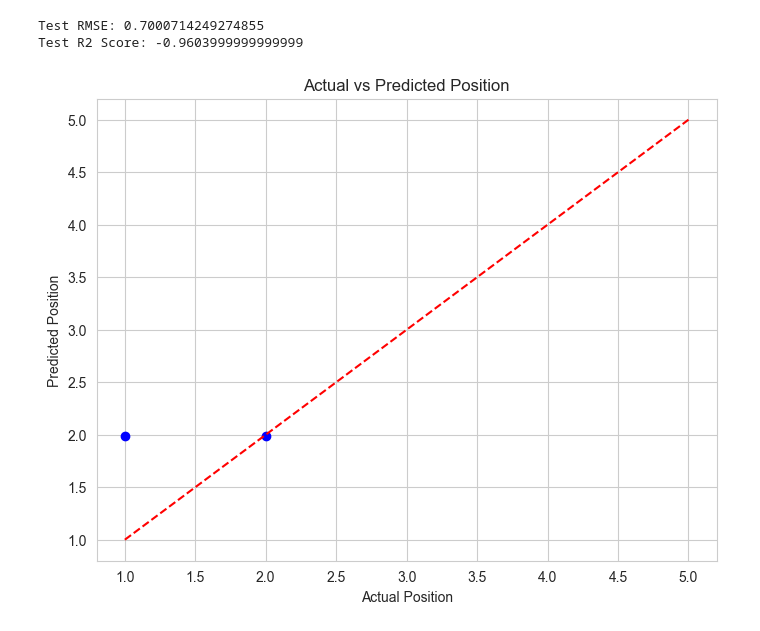
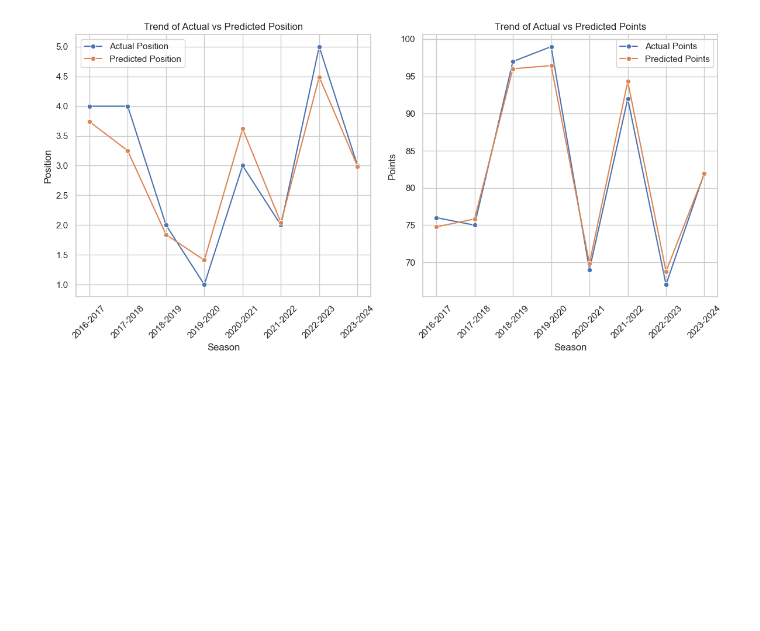
Before and after one commit to AmiraEdridara/Liverpool-win-predict, a Jupyter notebook: Liverpool win predictor.ipynb, the cells around one changed output. Saved outputs shown, nothing was run; the diff lists cells and outputs as text; code cells hidden in the pictures; blank space fills up the shorter version.

Commit message:
add predictor

```diff
--- a/Liverpool win predictor.ipynb
+++ b/Liverpool win predictor.ipynb
@@ -14,8 +24,14 @@ import joblib
 # %%
-#load the data
-data = pd.read_csv("C:/Users/amira/Downloads/liverpool_past_performance.csv")
-data["Win_Percentage"] = data["Win_Percentage"].str.replace("%", "").astype(float)
-data.head(7)
-print(data.describe())
-print(data.isnull().sum())
+# Fix the "Win Probability" column (replace commas with periods and convert to float)
+data["Win Probability"] = data["Win Probability"].str.replace(",", ".").astype(float)
+
+# Define features (X) and targets (y_position, y_points)
+X = data.drop(["Season", "Predicted Position", "Predicted Points", "Actual Position", "Actual Points"], axis=1)
+y_position = data["Actual Position"]  # Target: Actual Position
+y_points = data["Actual Points"]      # Target: Actual Points
+
+# Display features and targets
+print("Features:\n", X.head())
+print("Target (Position):\n", y_position.head())
+print("Target (Points):\n", y_points.head())
 # %% [output]
@@ -99,25 +145,27 @@ RandomForestRegressor(random_state=42)
 # %%
-#Evaluate the model
-# Make predictions
-y_pred = model.predict(X_test)
+# Line plot for trends over seasons
+plt.figure(figsize=(12, 6))
 
-# Evaluate performance
-mse = mean_squared_error(y_test, y_pred)
-rmse = np.sqrt(mse)  # Calculate RMSE
-r2 = r2_score(y_test, y_pred)
-print(f"Test RMSE: {rmse}")
-print(f"Test R2 Score: {r2}")
+# Actual vs Predicted Position
+plt.subplot(1, 2, 1)
+sns.lineplot(x="Season", y="Actual Position", data=data, marker="o", label="Actual Position")
+sns.lineplot(x="Season", y="Predicted Position", data=data, marker="o", label="Predicted Position")
+plt.xticks(rotation=45)
+plt.ylabel("Position")
+plt.title("Trend of Actual vs Predicted Position")
+plt.legend()
 
-# Plot actual vs predicted
-plt.figure(figsize=(8, 6))
-plt.scatter(y_test, y_pred, color="blue")
-plt.plot([y.min(), y.max()], [y.min(), y.max()], color="red", linestyle="--")
-plt.xlabel("Actual Position")
-plt.ylabel("Predicted Position")
-plt.title("Actual vs Predicted Position")
+# Actual vs Predicted Points
+plt.subplot(1, 2, 2)
+sns.lineplot(x="Season", y="Actual Points", data=data, marker="o", label="Actual Points")
+sns.lineplot(x="Season", y="Predicted Points", data=data, marker="o", label="Predicted Points")
+plt.xticks(rotation=45)
+plt.ylabel("Points")
+plt.title("Trend of Actual vs Predicted Points")
+plt.legend()
+
+plt.tight_layout()
 plt.show()
 # %% [output]
-Test RMSE: 0.7000714249274855
-Test R2 Score: -0.9603999999999999
-[figure, old version]
+[figure, new version]
 # %%
```
Also changed, not shown: parts of 7 cells of this notebook.
